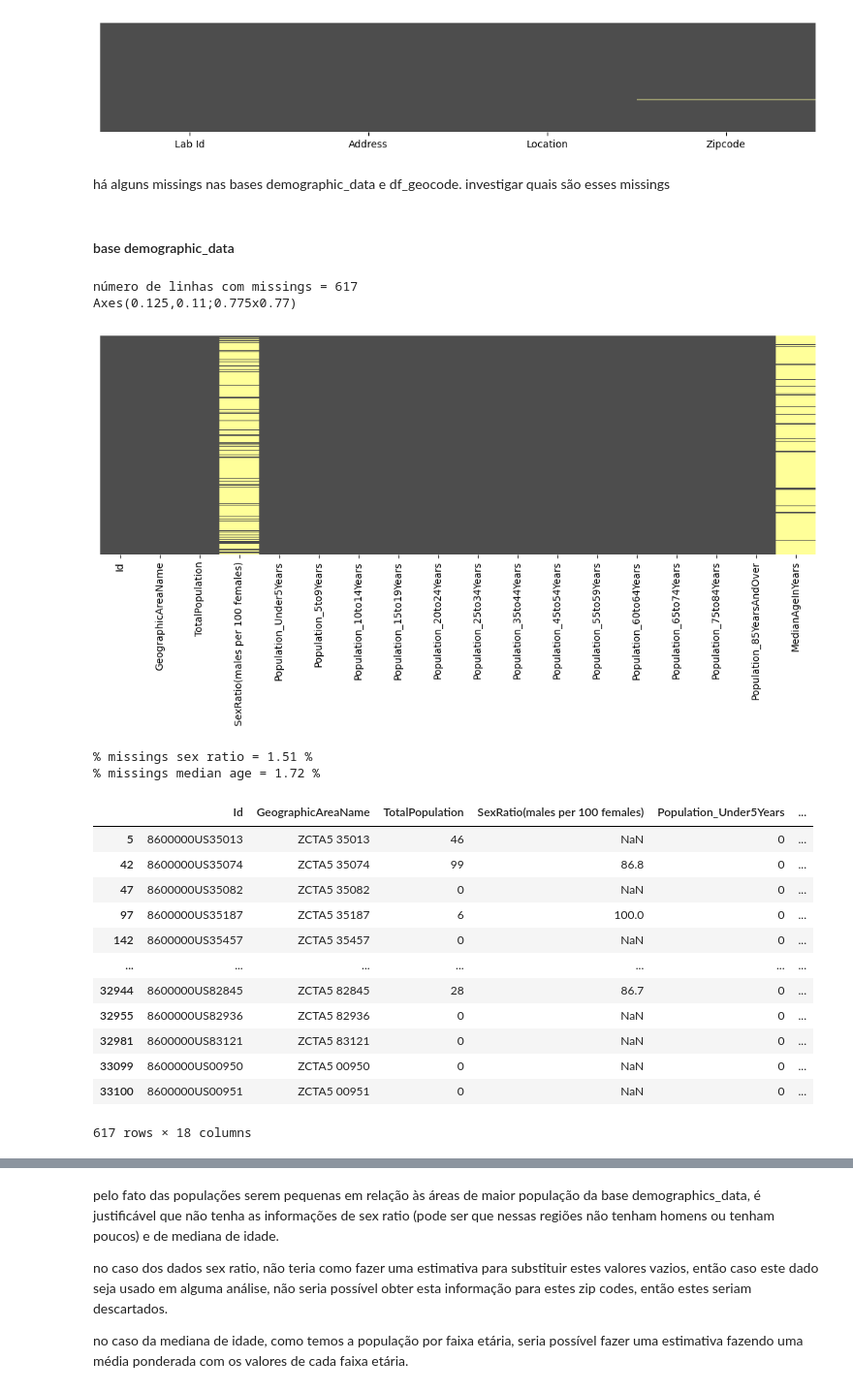
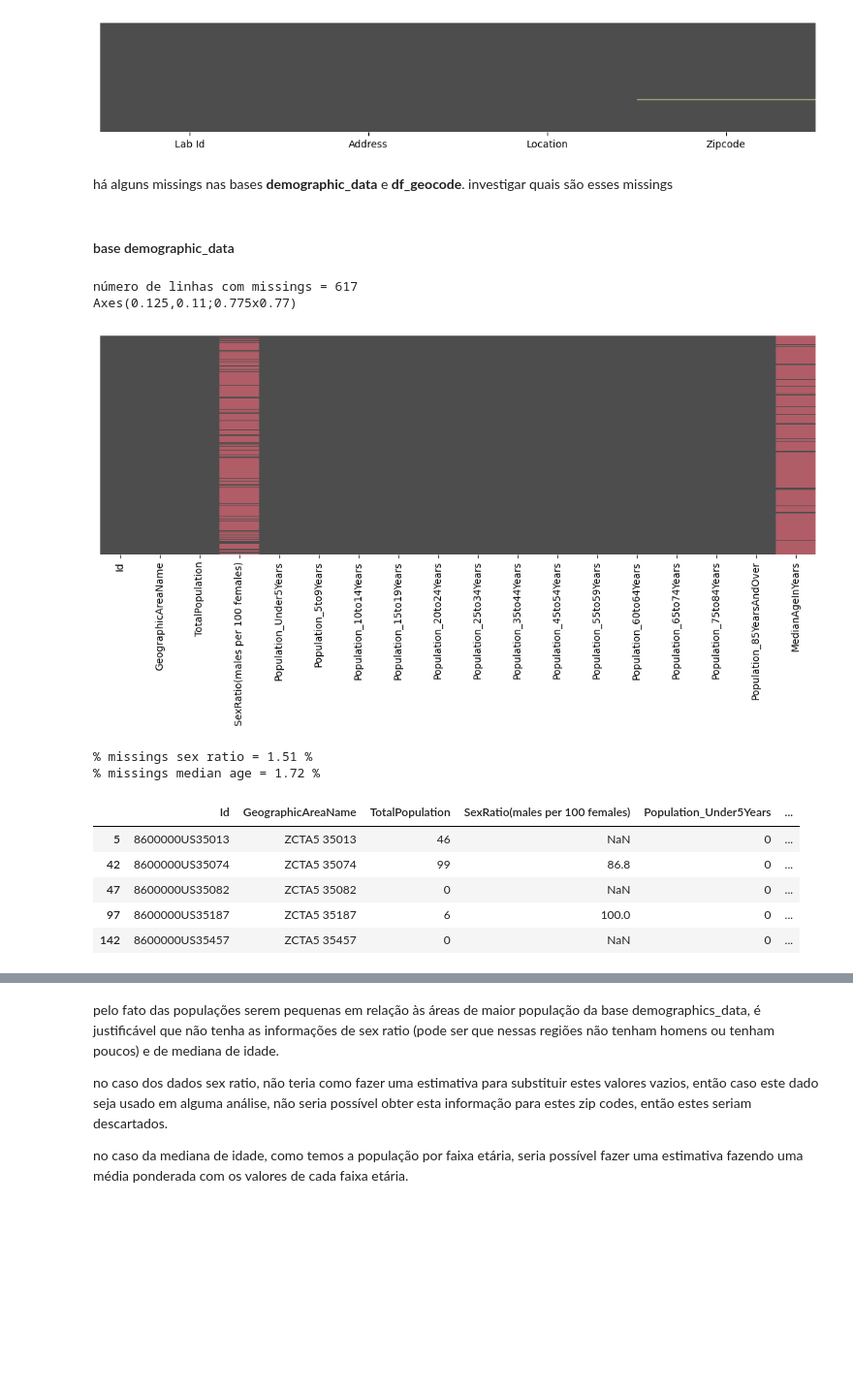
Before and after one commit to leticiafaria7/case-elogroup, a Jupyter notebook: 1_checagem-tratamento-dados.ipynb, the cells around one changed output, grey strips where cells are left out. Shown at 97% size. Drawn from its saved outputs; the diff is of its cells as text; code cells hidden in the pictures; blank space fills up the shorter version.

Commit message:
finalizacao dos tratamentos para salvar as bases tratadas

```diff
--- a/1_checagem-tratamento-dados.ipynb
+++ b/1_checagem-tratamento-dados.ipynb
@@ -187,7 +187,7 @@ sns.heatmap(df_geocode.isnull(), yticklabels = False, cbar = False, cmap = ['#4d
 <Axes: >
 [figure]
 # %% [markdown]
-há alguns missings nas bases demographic_data e df_geocode. investigar quais são esses missings
+há alguns missings nas bases **demographic_data** e **df_geocode**. investigar quais são esses missings
 # %% [markdown]
 #### base demographic_data
 # %%
@@ -200,11 +200,11 @@ null_demographic_data = demographic_data[demographic_data[null_demographic_data]
 print('número de linhas com missings =', len(null_demographic_data))
 
 plt.figure(figsize = (13,4))
-print(sns.heatmap(null_demographic_data.isnull(), yticklabels = False, cbar = False, cmap = ['#4d4d4d', '#ffff99']))
+print(sns.heatmap(null_demographic_data.isnull(), yticklabels = False, cbar = False, cmap = ['#4d4d4d', '#B15D67']))
 # %% [output]
 número de linhas com missings = 617
 Axes(0.125,0.11;0.775x0.77)
-[figure, old version]
+[figure, new version]
 # %%
 # percentual de missings de cada coluna
 
@@ -216,21 +216,14 @@ print('% missings median age =', round(len(demographic_data[demographic_data['Me
 % missings median age = 1.72 %
 # %%
 # como estão as linhas que tem estes valores nulos?
-null_demographic_data
+null_demographic_data.head()
 # %% [output]
 |  | Id | GeographicAreaName | TotalPopulation | SexRatio(males per 100 females) | Population_Under5Years | ... |
 | 5 | 8600000US35013 | ZCTA5 35013 | 46 | NaN | 0 | ... |
 | 42 | 8600000US35074 | ZCTA5 35074 | 99 | 86.8 | 0 | ... |
 | 47 | 8600000US35082 | ZCTA5 35082 | 0 | NaN | 0 | ... |
 | 97 | 8600000US35187 | ZCTA5 35187 | 6 | 100.0 | 0 | ... |
 | 142 | 8600000US35457 | ZCTA5 35457 | 0 | NaN | 0 | ... |
-| ... | ... | ... | ... | ... | ... | ... |
-| 32944 | 8600000US82845 | ZCTA5 82845 | 28 | 86.7 | 0 | ... |
-| 32955 | 8600000US82936 | ZCTA5 82936 | 0 | NaN | 0 | ... |
-| 32981 | 8600000US83121 | ZCTA5 83121 | 0 | NaN | 0 | ... |
-| 33099 | 8600000US00950 | ZCTA5 00950 | 0 | NaN | 0 | ... |
-| 33100 | 8600000US00951 | ZCTA5 00951 | 0 | NaN | 0 | ... |
-617 rows × 18 columns
 # %%
 # aparentemente são áreas que possuem uma população bem baixa. verificar as populações da maior para a menor
 
```
Also changed, not shown: parts of 22 cells of this notebook.
